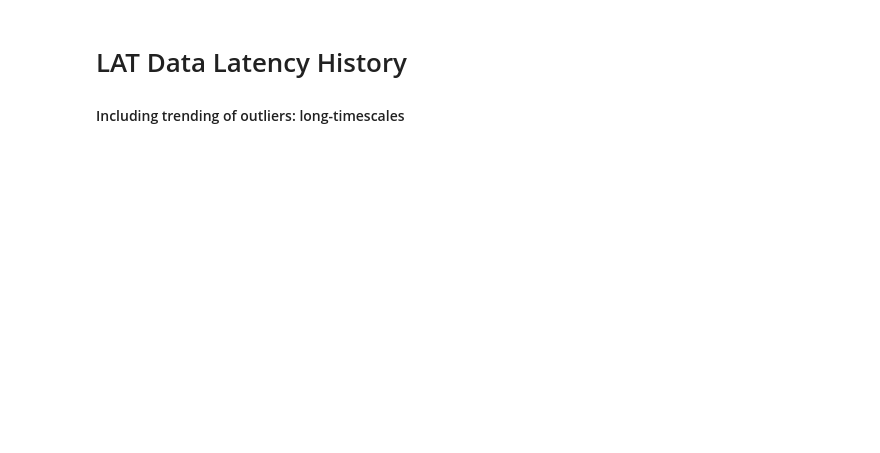
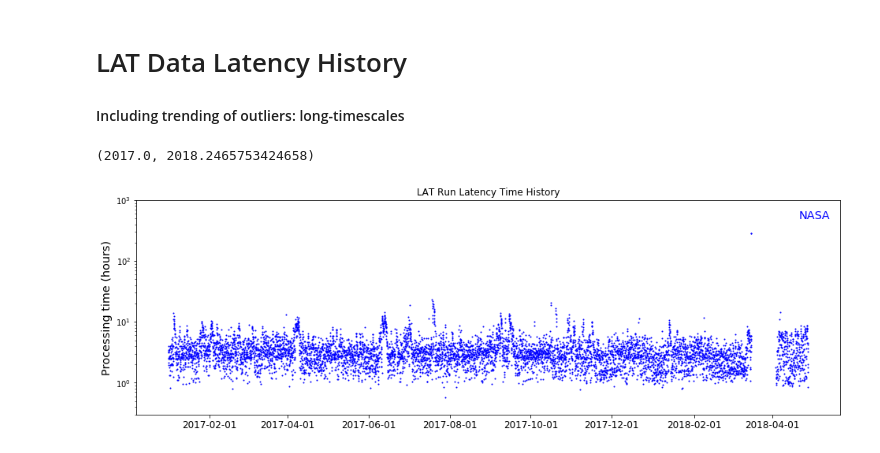
Before and after one commit to rac101/LATmetrics, a Jupyter notebook: latency-history.ipynb, the cells around one changed output. Cells and saved outputs as stored; diff of their text form; code cells hidden in the pictures; blank space fills up the shorter version.

```diff
--- a/latency-history.ipynb
+++ b/latency-history.ipynb
@@ -5,10 +5,13 @@
 # %%
 from astropy.table import Table, Column
 import numpy as np
-%matplotlib notebook
+%matplotlib inline
 import matplotlib.pyplot as plt
-#import pandas as pd
-plt.rc('font', size = 10)
+import matplotlib.dates as mdates
+from matplotlib.dates import (WEEKLY, MONTHLY, YEARLY, DateFormatter, rrulewrapper, RRuleLocator, drange)
+import datetime as dt
+#from datetime import datetime
+plt.rc('font', size = 20)
 from matplotlib.ticker import (MultipleLocator, FormatStrFormatter, AutoMinorLocator)
 # %%
 # read regular ASCII tabular files of data
@@ -48,3 +55,29 @@ plt.yscale('log')
 #ax.plot(ysm,p99,'-v')
 plt.gcf().autofmt_xdate()
 plt.show()
+# %%
+# specify the time range for the histograms and time-history plot of LAT data processing latency
+
+startYMD = (2017,1,1)
+endYMD = (2018,4,1)
+#
+ylen = float(format(dt.datetime(startYMD[0],12,31), '%j'))
+doy = float(format(dt.datetime(startYMD[0],startYMD[1],startYMD[2]), '%j'))-1
+startFY = startYMD[0]+doy/ylen
+ylen = float(format(dt.datetime(endYMD[0],12,31), '%j'))
+doy = float(format(dt.datetime(endYMD[0],endYMD[1],endYMD[2]), '%j'))-1
+endFY = endYMD[0]+doy/ylen
+(startFY,endFY)
+# %% [output]
+(2017.0, 2018.2465753424658)
+# %%
+# extract the data to be used in the time history plot
+ok = (fy > startFY)
+
+ymd = ymd[ok]
+hms = hms[ok]
+slact = slact[ok]
+nasat = nasat[ok]
+tott = tott[ok]
+fy = fy[ok]
+dnt = [dt.datetime.strptime(ymd[i]+hms[i],"%Y-%m-%d%H:%M:%S") for i in range(len(ymd))]
@@ -51,3 +91,35 @@ plt.show()
+# %%
+def color_legend_texts(leg):
+    """Color legend texts based on color of corresponding lines"""
+    for line, txt in zip(leg.get_lines(), leg.get_texts()):
+        txt.set_color(line.get_color())
+
+fig, ax = plt.subplots(figsize = [16,5])
+
+ax = plt.gca() # get the current axes
+ax.set_ylim(.3,1000)
+#ax.plot_date(dnt, slact, '.',color='r',label='SLAC',markersize=2)
+ax.plot_date(dnt, nasat, '.', color='b',label='NASA',markersize=2)
+#ax.plot_date(dnt, tott, '.',color='g',label='Total',markersize=2)
+plt.ylabel("Processing time (hours)",fontsize='x-large')
+plt.title("LAT Run Latency Time History")
+plt.yscale('log')
+
+xax = ax.get_xaxis() # get the x-axis
+adf = xax.get_major_formatter() # the auto-formatter
+plt.setp( ax.xaxis.get_majorticklabels(), rotation=0,fontsize='large' )
+
+legend = ax.legend(loc='upper right', fontsize='x-large', markerscale = 0,frameon = 0)
+color_legend_texts(legend)
+
+adf.scaled[1./24] = '%H:%M:%S'  # set the < 1day x-axis scale to H:M
+adf.scaled[1.0] = '%Y-%m-%d' # set the > 1day < 1m x-axis scale to Y-m-d
+adf.scaled[30.] = '%Y-%m-%d' # set the > 1month < 1Y x-axis scale to Y-m
+adf.scaled[365.] = '%Y' # set the > 1year x-axis scale to Y
+
+plt.draw()
+# %% [output]
+[figure, added]
 # %%
 majorLocator = MultipleLocator(1)
 #majorFormatter = FormatStrFormatter('%d')
```
Also changed, not shown: parts of 8 cells of this notebook, 2 other files.
